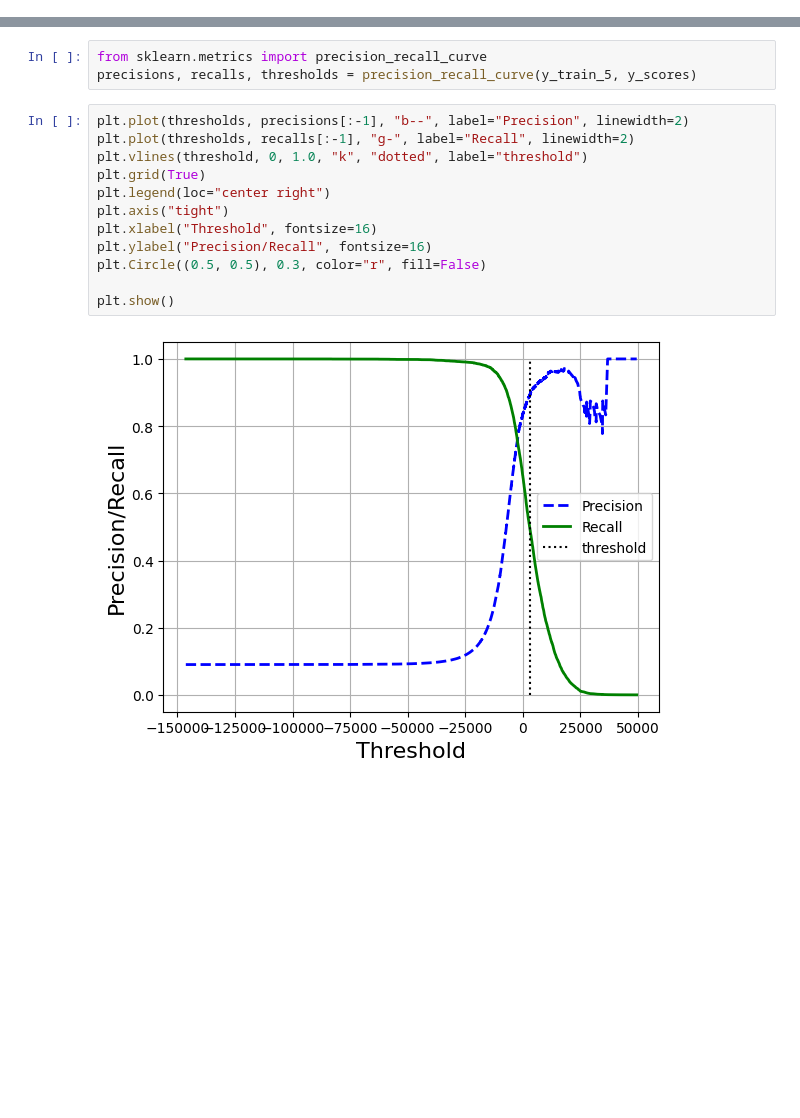
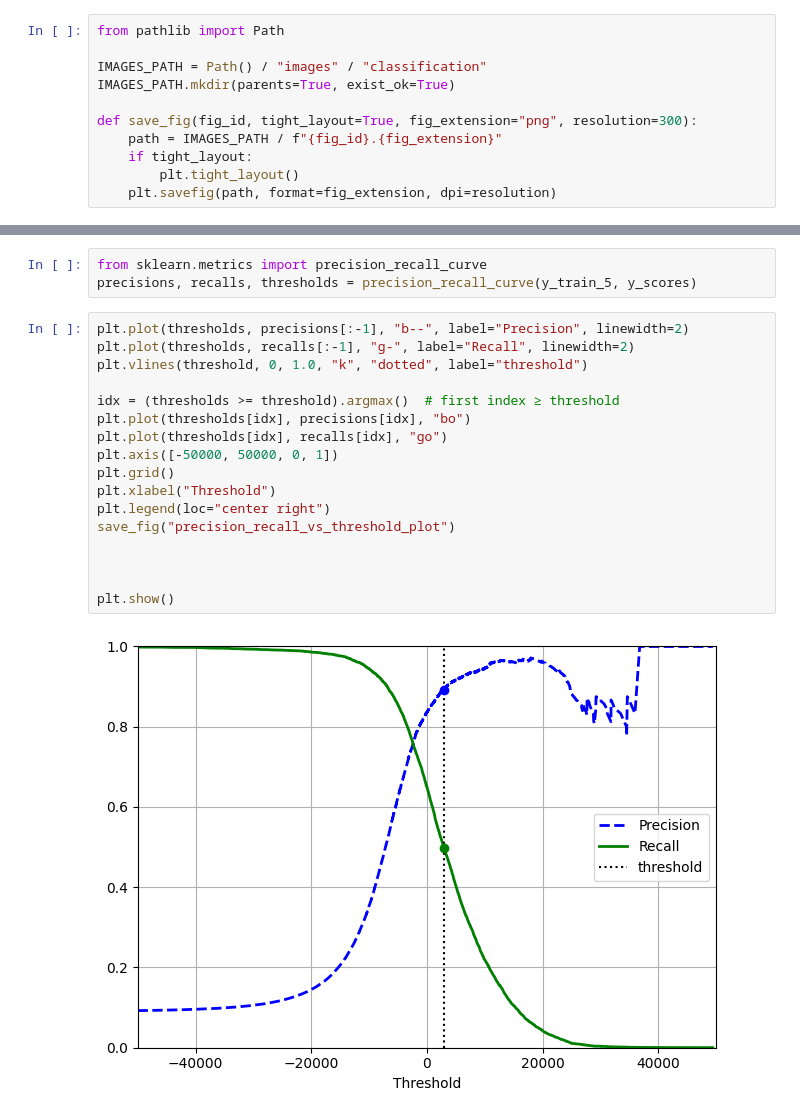
Before and after one commit to YUSHEY/Hands_on_Ml-notebook-s, a Jupyter notebook: chapter3.ipynb, the cells around one changed output, grey strips where cells are left out. Saved outputs shown, nothing was run; the diff lists cells and outputs as text; blank space fills up the shorter version.

Commit message:
commit new folder images to save the figures of chapter 3

```diff
--- a/chapter3.ipynb
+++ b/chapter3.ipynb
@@ -34,6 +34,17 @@ plot_digit(some_digit)
 plt.show()
 # %% [output]
 [figure]
+# %%
+from pathlib import Path
+
+IMAGES_PATH = Path() / "images" / "classification"
+IMAGES_PATH.mkdir(parents=True, exist_ok=True)
+
+def save_fig(fig_id, tight_layout=True, fig_extension="png", resolution=300):
+    path = IMAGES_PATH / f"{fig_id}.{fig_extension}"
+    if tight_layout:
+        plt.tight_layout()
+    plt.savefig(path, format=fig_extension, dpi=resolution)
 # %%
 y[0]
 # %% [output]
@@ -173,14 +184,19 @@ precisions, recalls, thresholds = precision_recall_curve(y_train_5, y_scores)
 # %%
 plt.plot(thresholds, precisions[:-1], "b--", label="Precision", linewidth=2)
 plt.plot(thresholds, recalls[:-1], "g-", label="Recall", linewidth=2)
 plt.vlines(threshold, 0, 1.0, "k", "dotted", label="threshold")
-plt.grid(True)
+
+idx = (thresholds >= threshold).argmax()  # first index ≥ threshold
+plt.plot(thresholds[idx], precisions[idx], "bo")
+plt.plot(thresholds[idx], recalls[idx], "go")
+plt.axis([-50000, 50000, 0, 1])
+plt.grid()
+plt.xlabel("Threshold")
 plt.legend(loc="center right")
-plt.axis("tight")
-plt.xlabel("Threshold", fontsize=16)
-plt.ylabel("Precision/Recall", fontsize=16)
-plt.Circle((0.5, 0.5), 0.3, color="r", fill=False)
+save_fig("precision_recall_vs_threshold_plot")
+
+
 
 plt.show()
 # %% [output]
-[figure, old version]
+[figure, new version]
```
Also changed, not shown: parts of 2 cells of this notebook, 3 other files.
